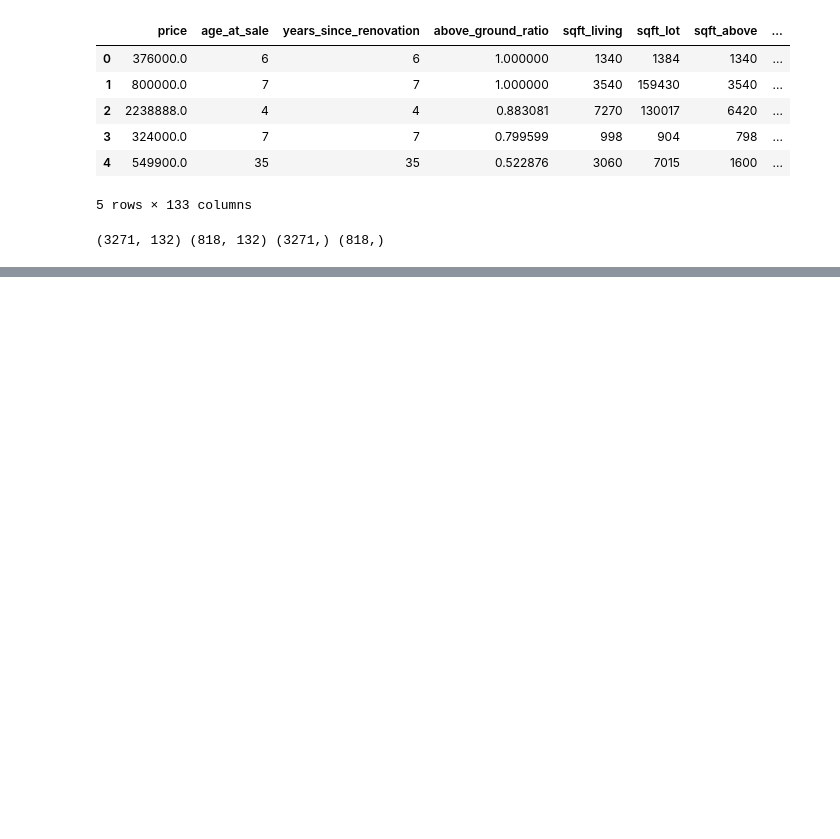
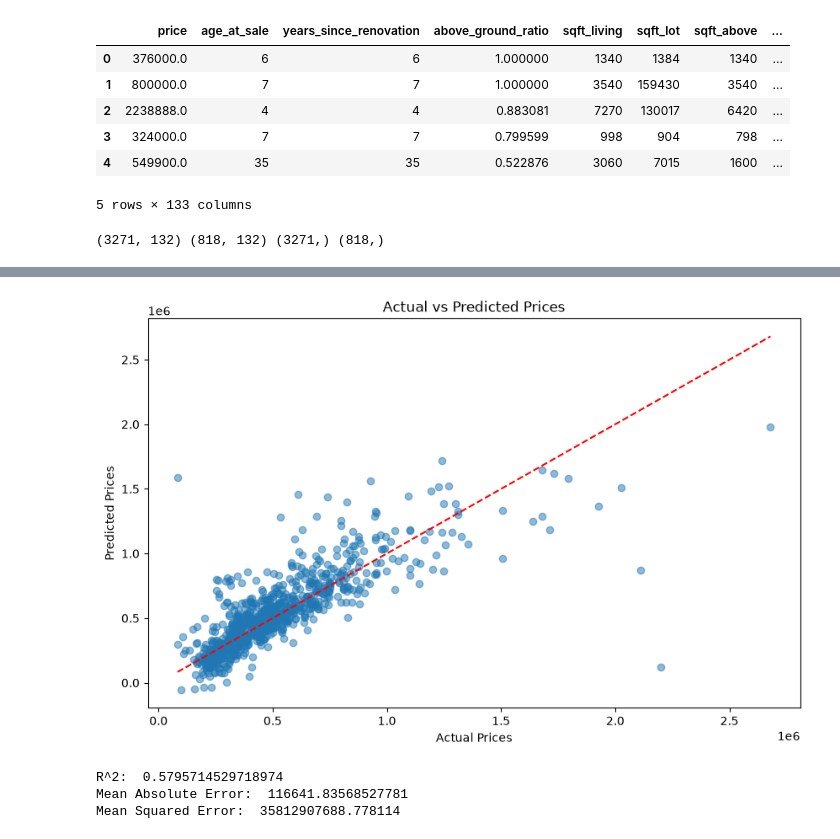
Before and after one commit to adp0419/house-price-analysis, a Jupyter notebook: main.ipynb, the cells around one changed output, grey strips where cells are left out. Drawn from its saved outputs; the diff is of its cells as text; code cells hidden in the pictures; blank space fills up the shorter version.

Commit message:
produced graphs/figures

```diff
--- a/main.ipynb
+++ b/main.ipynb
@@ -225,0 +228,28 @@ model.fit(X_train_scaled, y_train)
+# %%
+y_pred = model.predict(X_test_scaled)
+
+plt.figure(figsize=(10, 6))
+plt.scatter(y_test, y_pred, alpha=0.5)
+plt.plot([y_test.min(), y_test.max()], [y_test.min(), y_test.max()], 'r--')
+plt.xlabel('Actual Prices')
+plt.ylabel('Predicted Prices')
+plt.title('Actual vs Predicted Prices')
+plt.show()
+# %% [output]
+[figure, added]
+# %%
+# predict on the test set
+from sklearn.metrics import r2_score, mean_absolute_error, mean_squared_error
+y_pred = model.predict(X_test_scaled)
+
+print("R^2: ", r2_score(y_test, y_pred))
+print("Mean Absolute Error: ", mean_absolute_error(y_test, y_pred))
+print("Mean Squared Error: ", mean_squared_error(y_test, y_pred))
+
+# R^2: how much price variation is explained by model (1 is perfect 0 is useless)
+# Mean Absolute Error: average dollar amount prediction is off by
+# Mean Squared Error: like MAE but penalizes larger errors more
+# %% [output]
+R^2:  0.5795714529718974
+Mean Absolute Error:  116641.83568527781
+Mean Squared Error:  35812907688.778114
```
Also changed, not shown: parts of 5 cells of this notebook.
